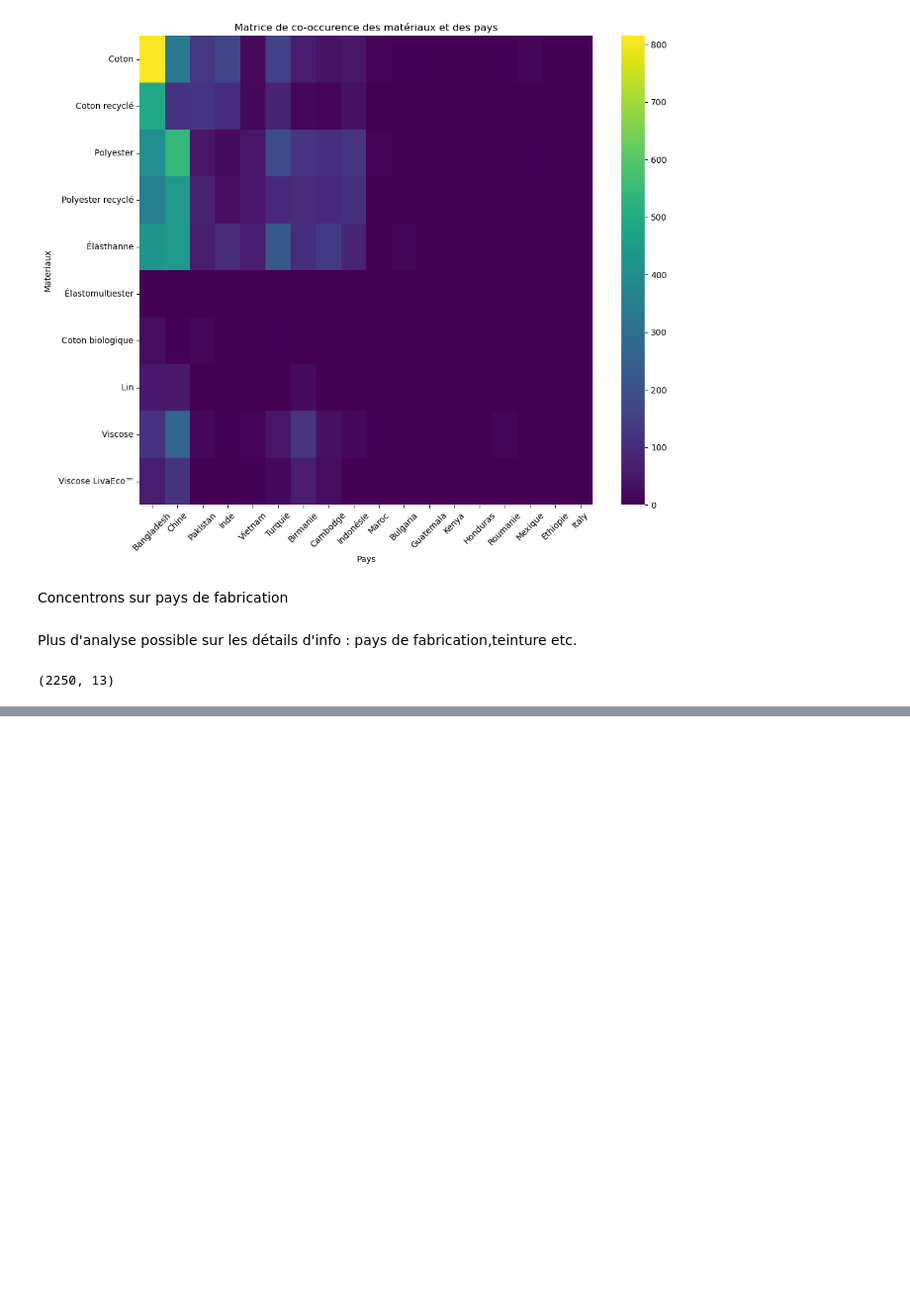
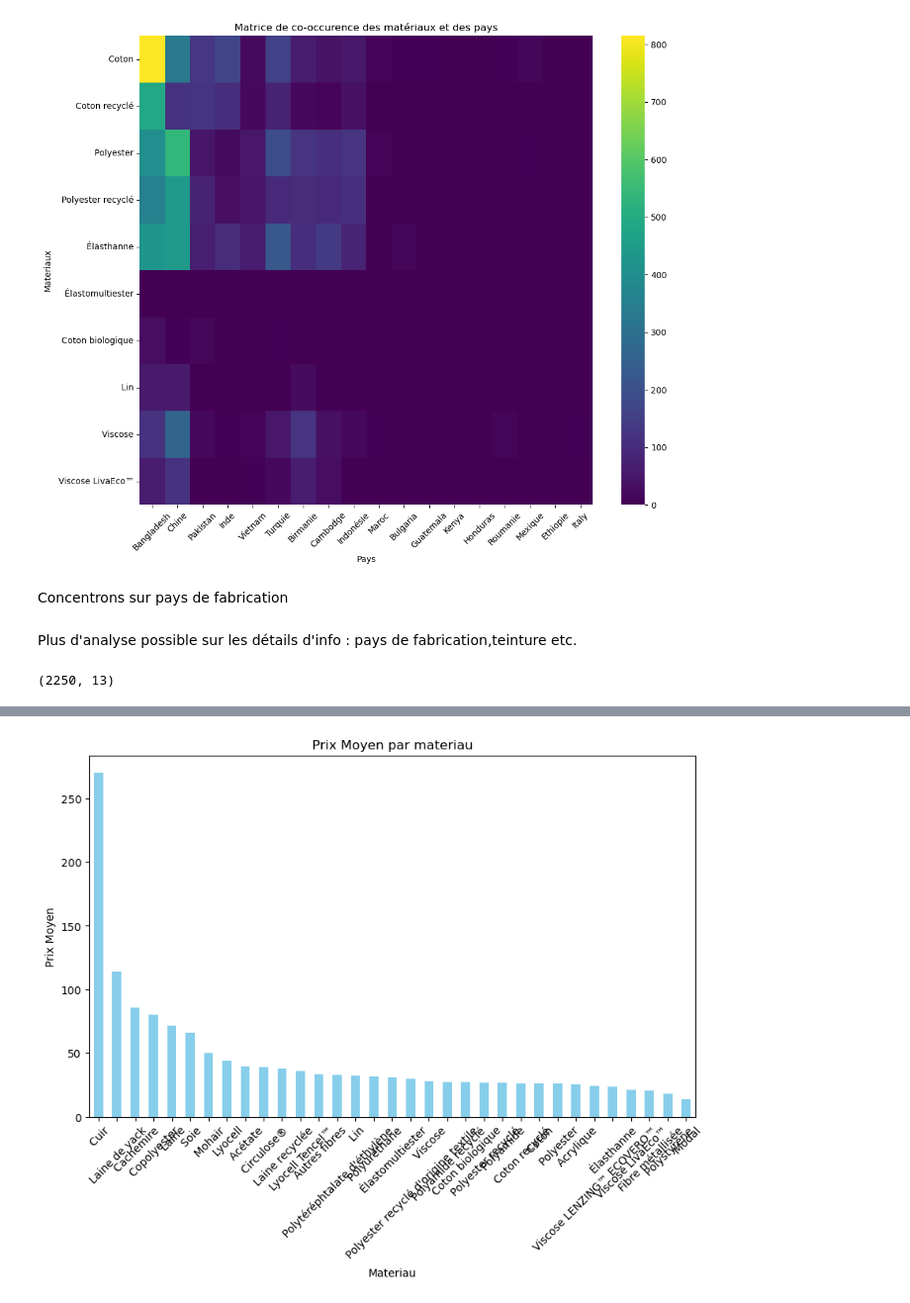
Before and after one commit to sim-cell/DALAS, a Jupyter notebook: analyse/fastfashion.ipynb, the cells around one changed output, grey strips where cells are left out. Shown at 99% size. Drawn from its saved outputs; the diff is of its cells as text; code cells hidden in the pictures; blank space fills up the shorter version.

```diff
--- a/analyse/fastfashion.ipynb
+++ b/analyse/fastfashion.ipynb
@@ -496,0 +499,22 @@ df_unique.shape
+# %%
+tmp_hm = df_copy.copy()
+exploded_df = pd.DataFrame(tmp_hm['Material'].explode())
+
+merged_df = pd.merge(exploded_df, tmp_hm, left_index=True, right_index=True)
+
+merged_df.rename(columns={0: 'Material'}, inplace=True)
+merged_df.drop(columns=['Material_x'], inplace=True)
+
+exploded_df = merged_df.explode('Material_y')
+
+material_avg_price = exploded_df.groupby('Material_y')['Price'].mean().sort_values(ascending=False)
+
+plt.figure(figsize=(10, 6))
+material_avg_price.plot(kind='bar', color='skyblue')
+plt.title('Prix Moyen par materiau')
+plt.xlabel('Materiau')
+plt.ylabel('Prix Moyen')
+plt.xticks(rotation=45)
+plt.show()
+# %% [output]
+[figure, added]
```
Also changed, not shown: parts of 7 cells of this notebook, 6 other files.
